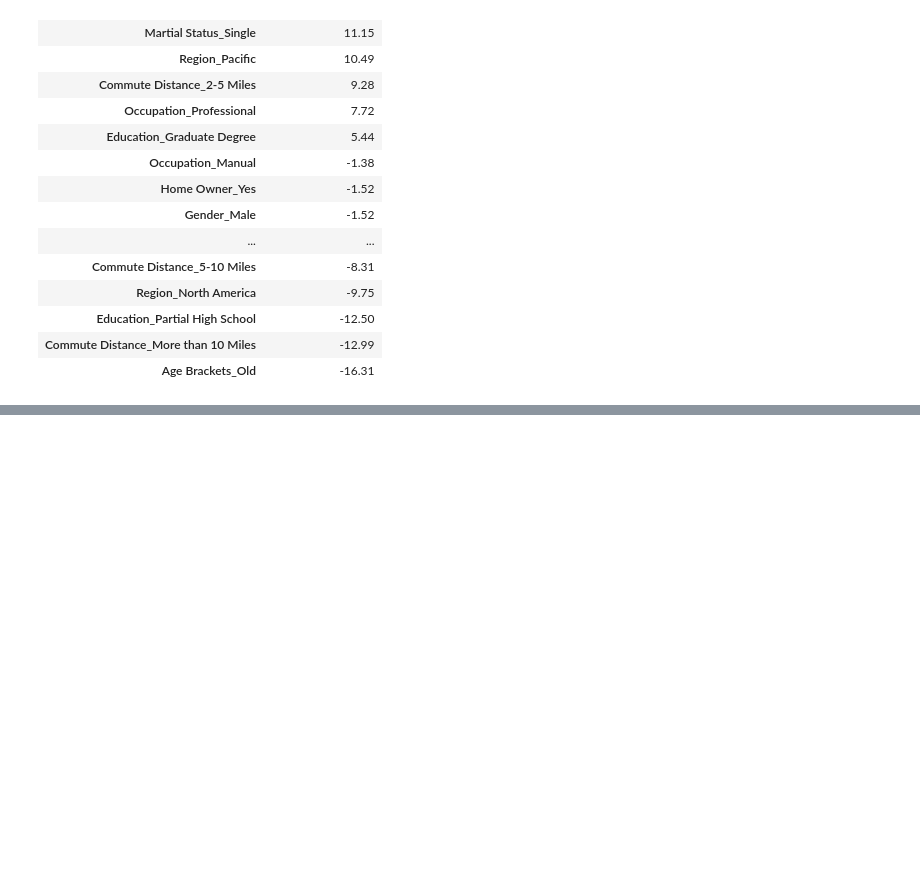
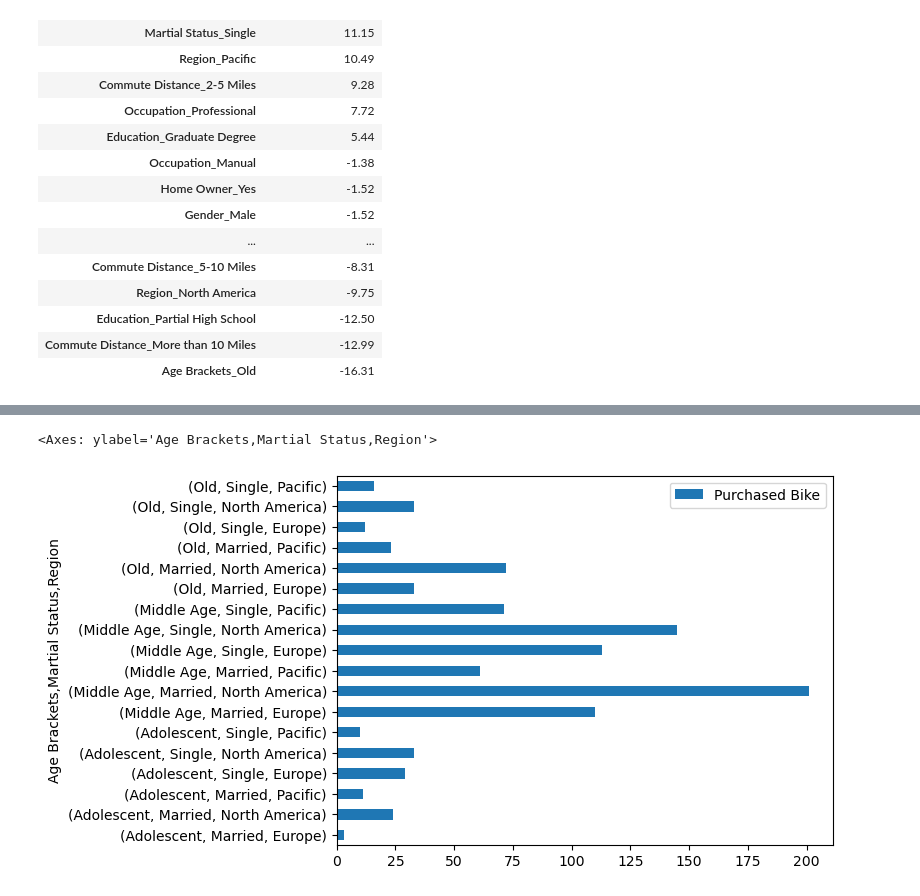
Before and after one commit to alexkrdozo/Compra_de_Bicicletas_Review, a Jupyter notebook: bikes_vs.ipynb, the cells around one changed output, grey strips where cells are left out. Saved outputs shown, nothing was run; the diff lists cells and outputs as text; code cells hidden in the pictures; blank space fills up the shorter version.

```diff
--- a/bikes_vs.ipynb
+++ b/bikes_vs.ipynb
@@ -94,0 +186,4 @@ fig.show()
+# %%
+group = df.groupby(['Age Brackets', 'Martial Status', 'Region'])['Purchased Bike']
+agrupado = pd.DataFrame(group.size())
+agrupado
@@ -94,0 +209,5 @@ fig.show()
+# %%
+agrupado.plot(kind='barh')
+# %% [output]
+<Axes: ylabel='Age Brackets,Martial Status,Region'>
+[figure, added]
```
Also changed, not shown: parts of 10 cells of this notebook.
